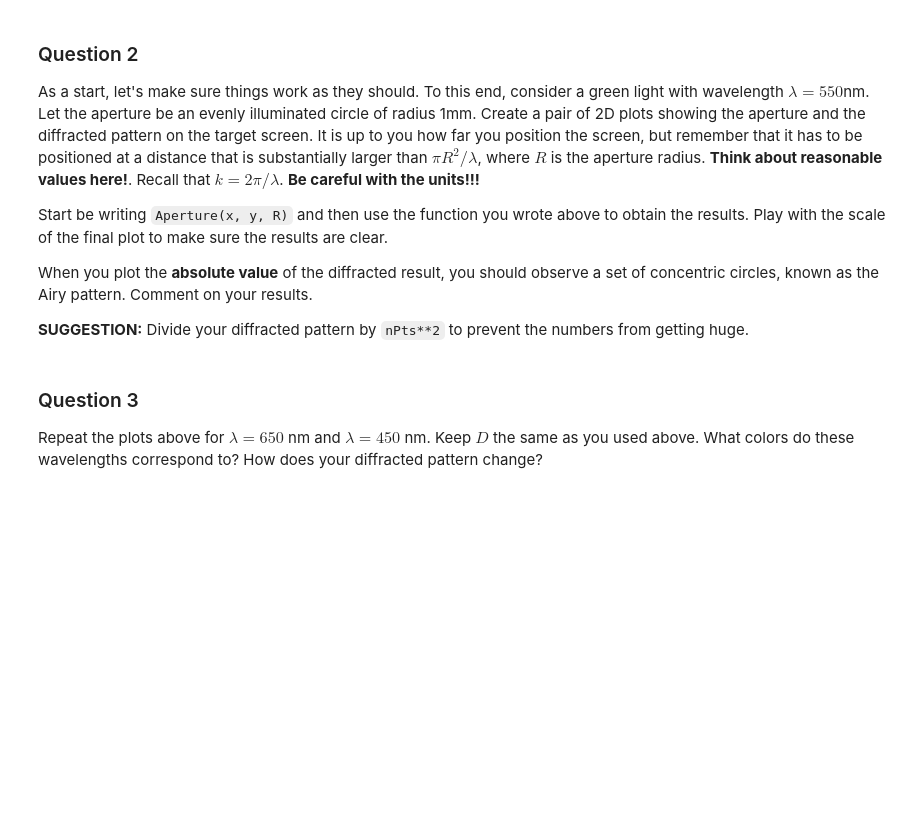
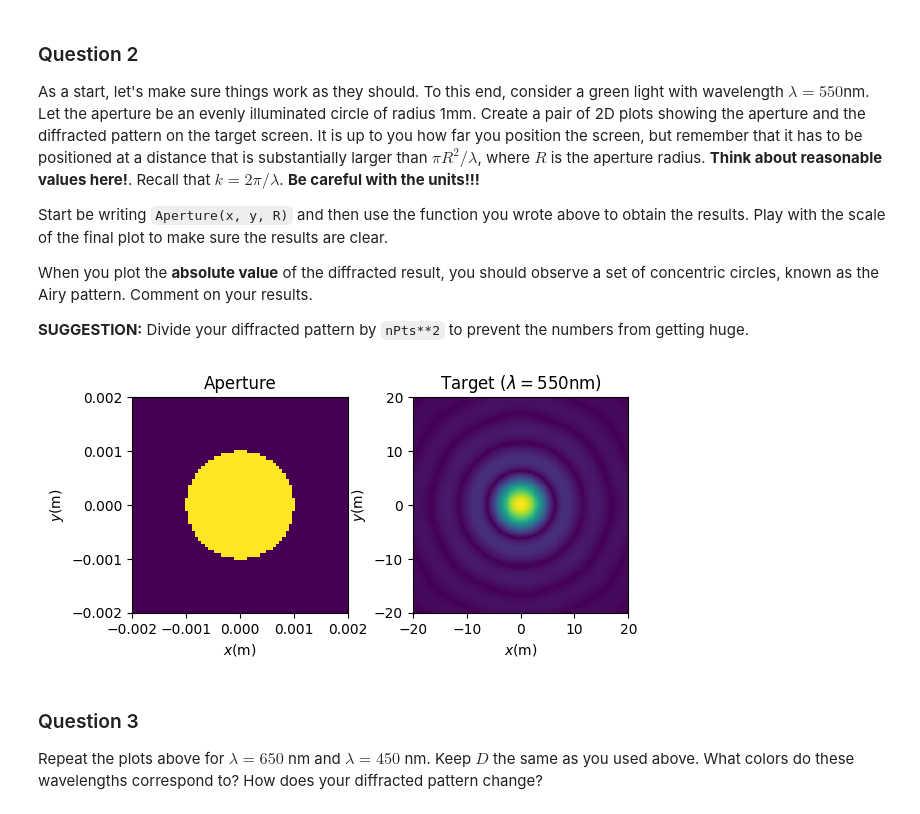
Before and after one commit to vibilanj/cmps, a Jupyter notebook: homework/Airy_Pattern_Project_S.ipynb, the cells around one changed output. Saved outputs shown, nothing was run; the diff lists cells and outputs as text; code cells hidden in the pictures; blank space fills up the shorter version.

````diff
--- a/homework/Airy_Pattern_Project_S.ipynb
+++ b/homework/Airy_Pattern_Project_S.ipynb
@@ -63,6 +73,39 @@
 When you plot the **absolute value** of the diffracted result, you should observe a set of concentric circles, known as the Airy pattern. Comment on your results.
 
 **SUGGESTION:** Divide your diffracted pattern by ```nPts**2``` to prevent the numbers from getting huge.
+# %%
+def Aperture(x, y, R):
+    return 1 if np.sqrt(x**2 + y**2) < R else 0
+
+R = 1e-3
+lamda = 550e-9
+k = 2 * np.pi / lamda
+D = 1e3 * np.pi * R**2 / lamda
+
+screen_size = 3e-2
+nPts = 1000
+
+Aperture_with_R = lambda x, y: Aperture(x, y, R)
+aperture_grid, E_Inc, target_grid, E_Diff = E_Fields(Aperture_with_R, k, D, screen_size, nPts)
+# %%
+fig, (ax1, ax2) = plt.subplots(1, 2)
+
+ax1_lim = 2 * R
+ax1.pcolormesh(aperture_grid[0], aperture_grid[1], E_Inc)
+ax1.set(title = "Aperture", xlabel = "$x$(m)", ylabel = "$y$(m)",
+        xlim = [-ax1_lim, ax1_lim], ylim = [-ax1_lim, ax1_lim])
+ax1.set_aspect("equal")
+
+ax2_lim = 20
+ax2.pcolormesh(target_grid[0], target_grid[1], (np.abs(E_Diff) / nPts**2))
+# ax2.pcolormesh(target_grid[0], target_grid[1], np.abs(E_Diff))
+ax2.set(title = "Target ($\lambda = $550nm)", xlabel = "$x$(m)", ylabel = "$y$(m)",
+        xlim = [-ax2_lim, ax2_lim], ylim = [-ax2_lim, ax2_lim])
+ax2.set_aspect("equal")
+
+plt.subplots_adjust(wspace = 0.4)
+# %% [output]
+[figure, added]
 # %% [markdown]
 ### Question 3
 
````
Also changed, not shown: parts of 3 cells of this notebook.
